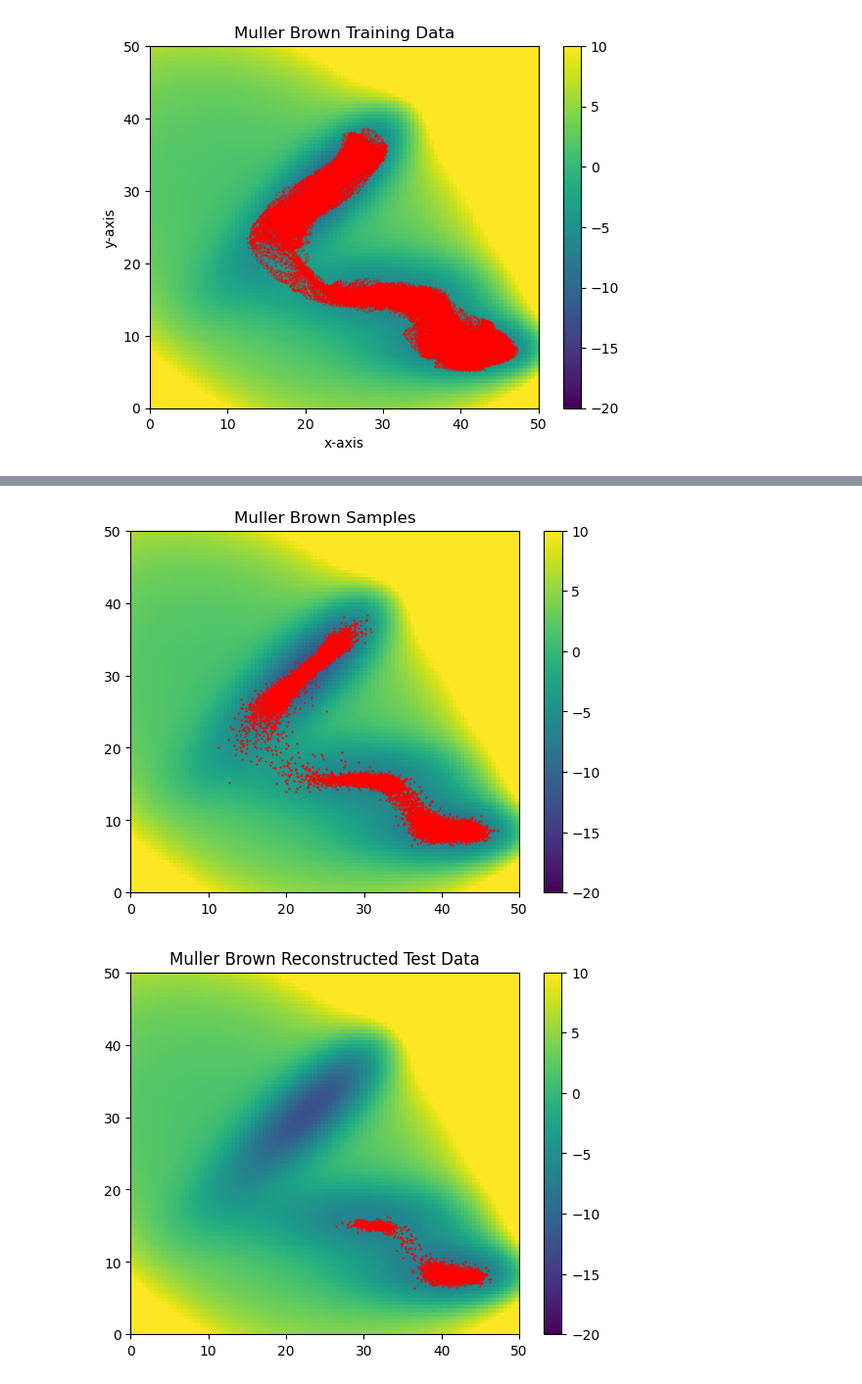
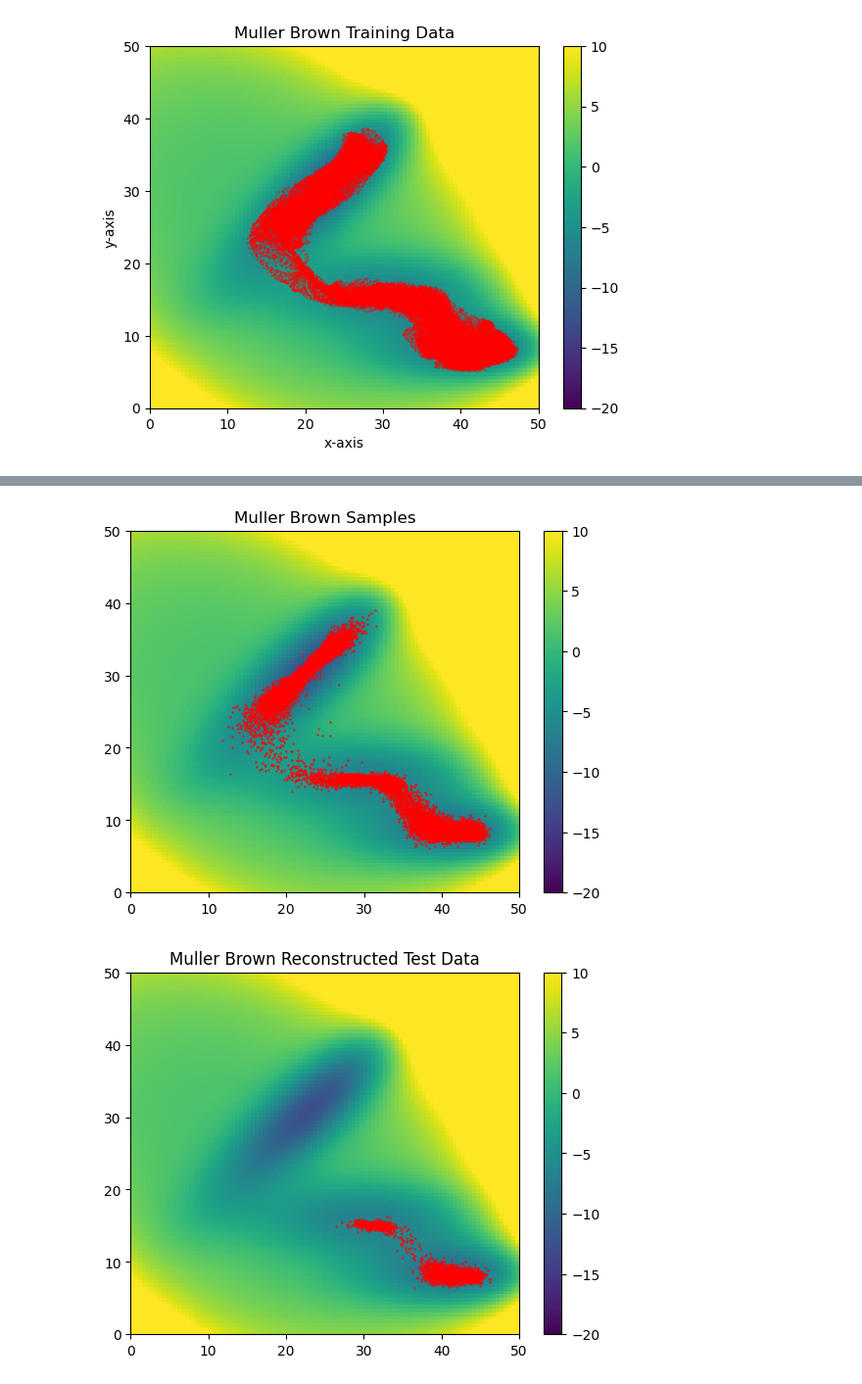
Before and after one commit to michael-psenka/OM-TPS, a Jupyter notebook: train_diffusion_mb.ipynb, the cells around one changed output, grey strips where cells are left out. Shown at 98% size. Drawn from its saved outputs; the diff is of its cells as text; code cells hidden in the pictures.

Commit message:
now getting more reasonable diffusion model energies, also start trying to implement averaging with multiple hutchinson samples at each ODE step

```diff
--- a/train_diffusion_mb.ipynb
+++ b/train_diffusion_mb.ipynb
@@ -199,8 +202,8 @@ class MLP(torch.nn.Module):
         self.conservative = conservative
         # self.mean = torch.tensor(train_dataset.mean).to(device).to(torch.float32)
         # self.std = torch.tensor(train_dataset.std).to(device).to(torch.float32)
-        mean = torch.tensor(np.load("mb_mean.npy")).to(device).to(torch.float32)
-        std = torch.tensor(np.load("mb_std.npy")).to(device).to(torch.float32)
+        self.mean = torch.tensor(np.load("mb_mean.npy")).to(device).to(torch.float32)
+        self.std = torch.tensor(np.load("mb_std.npy")).to(device).to(torch.float32)
 
         self.fc1 = nn.Linear(in_dim, hidden_dim)
         self.fc2 = nn.Linear(hidden_dim, hidden_dim)
@@ -252,6 +255,7 @@ class MBDiffusionModel(torch.nn.Module):
         self.register_buffer(
             "sqrt_one_minus_alphas_cumprod", torch.sqrt(1.0 - alphas_cumprod)
         )
+        self.PI = torch.tensor([np.pi]).to(device)
 
         self.mlp = mlp
         self.in_dim = mlp.in_dim
@@ -287,14 +291,15 @@ class MBDiffusionModel(torch.nn.Module):
         raise NotImplementedError
 
     def scaling_factor(self, t):
-        scaling_factor = - units.kB * 700 / self.sqrt_one_minus_alphas_cumprod[t]
+        # scaling_factor = - units.kB * 700 / self.sqrt_one_minus_alphas_cumprod[t]
+        scaling_factor = - units.kB * 700 / torch.sin(self.PI / 2 * t / self.num_steps)
         return scaling_factor
 
     def force_func(self, x, t):
         noise_pred = self.forward(x, t)
         # TODO: revisit in light of normalization
         force = self.scaling_factor(t) * noise_pred
-        force /= std
+        force /= self.mlp.std
         return force
 
     def laplacian_func(self, x, t):
@@ -306,8 +311,10 @@ class MBDiffusionModel(torch.nn.Module):
 
     def forward_diffusion(self, x, t, noise):
         # DDPM forward diffusion
+
         assert torch.all(torch.logical_and(x >= -5, x <= 5)), "x must be normalized"
-        noised_x = self.sqrt_alphas_cumprod[t] * x + self.sqrt_one_minus_alphas_cumprod[t] * noise
+        # noised_x = self.sqrt_alphas_cumprod[t] * x + self.sqrt_one_minus_alphas_cumprod[t] * noise
+        noised_x = torch.cos(self.PI / 2 * t / self.num_steps) * x + torch.sin(self.PI / 2 * t / self.num_steps) * noise
         return noised_x
 
     def ddpm_update(self, x_t, t, temperature):
@@ -694,20 +695,20 @@ KeyboardInterrupt:
 # %%
 # Unconditional samples from the model
 device = torch.device(torch.cuda.current_device())
 mlp = MLP(3, 256, 2, device, act = F.relu, conservative=False).to(device).to(torch.float32)
-mlp.load_state_dict(torch.load("mb_diffusion_model.pt"))
+mlp.load_state_dict(torch.load("mb_diffusion_model_continuous.pt"))
 
 model = MBDiffusionModel(mlp, num_steps = 256, device = device).to(device).to(torch.float32)
 all_samples = model.sample(100000, temperature = 1)
 # mean = torch.tensor(train_dataset.mean).to(device).to(torch.float32)
 # std = torch.tensor(train_dataset.std).to(device).to(torch.float32)
 mean = torch.tensor(np.load("mb_mean.npy")).to(device).to(torch.float32)
 std = torch.tensor(np.load("mb_std.npy")).to(device).to(torch.float32)
 all_samples = all_samples*std + mean
 all_samples = get_numpy(all_samples)
 plot_samples(all_samples, title="Muller Brown Samples")
 # %% [output]
-[figure, old version]
+[figure, new version]
 # %%
 # Reconstruction of test data (first batch of dataloader)
 latent_time = 25 # diffusion steps for reconstruction (larger means more diverse samples)
```
Also changed, not shown: parts of 3 cells of this notebook, 2 other files.
